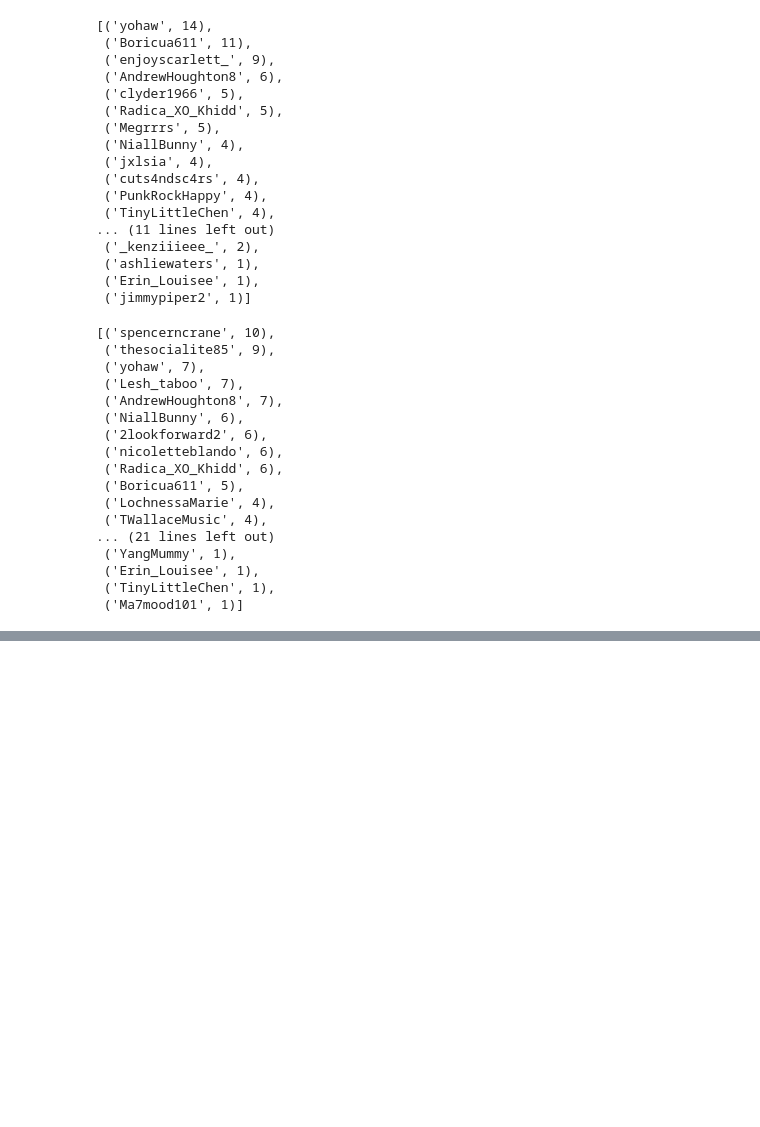
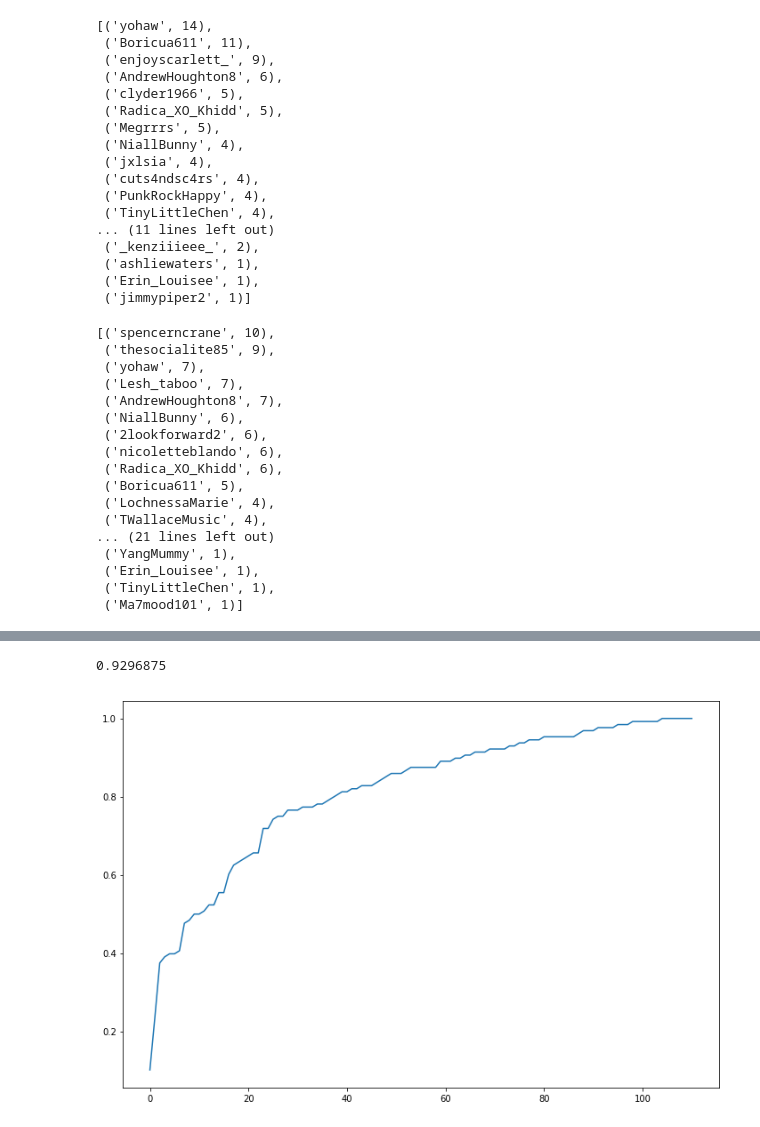
Before and after one commit to yenhao/Bipolar-Disorder-Detection, a Jupyter notebook: detect time/pattern of life/RandomForestClassifier_Server.ipynb, the cells around one changed output, grey strips where cells are left out. Drawn from its saved outputs; the diff is of its cells as text; code cells hidden in the pictures; blank space fills up the shorter version.

Commit message:
Try to fix the predict prob

```diff
--- a/detect time/pattern of life/RandomForestClassifier_Server.ipynb
+++ b/detect time/pattern of life/RandomForestClassifier_Server.ipynb
@@ -754,6 +754,8 @@ class POLFeaturerGroups(object):
         return SCORES, LABELS, (X_train, X_test,Y_train, Y_test)
     def getGroupUserName(self,group_num = 0):
         return self.groups_user_name[group_num]
+    def getIndex2Feature(self):
+        return self.index2feature
 # %%
 pol_groups = POLFeaturerGroups(regular_group, [bipolar_group])
 # %%
@@ -1114,0 +1195,19 @@ c.most_common()
+# %%
+SCORES = np.array([])
+#         LABELS = np.array([[]])
+LABELS = np.zeros(shape=(0,2))
+
+X, Y = pol_groups.getLabeledData("Bipolar", online_selection)
+
+sss = StratifiedShuffleSplit(Y[:,0], 1, test_size = 0.4, random_state=randint(0,65536) )
+
+for train_index, test_index in sss:
+
+    X_train, X_test           = X[train_index], X[test_index]
+    Y_train, Y_test           = Y[train_index][:,0], Y[test_index][:,0]
+    Y_train_name, Y_test_name = Y[train_index][:,1], Y[test_index][:,1]
+
+    classifier.fit(X_train, Y_train)
+    score = classifier.predict_proba(X_test)[:,1]
+    SCORES = np.concatenate((SCORES, score))
+    LABELS = np.concatenate((LABELS, Y[test_index]))
@@ -1114,0 +1224,14 @@ c.most_common()
+# %%
+classifier.predict_proba(X_test[1])[0][1]
+# %% [output]
+0.9296875
+# %%
+bd_testing_list = []
+for i, lab in enumerate(LABELS):
+    if lab[0] == 1:
+        bd_testing_list.append(SCORES[i])
+plt.plot(sorted(bd_testing_list))
+plt.show()
+plt.close()
+# %% [output]
+[figure, added]
```
Also changed, not shown: parts of 12 cells of this notebook.
